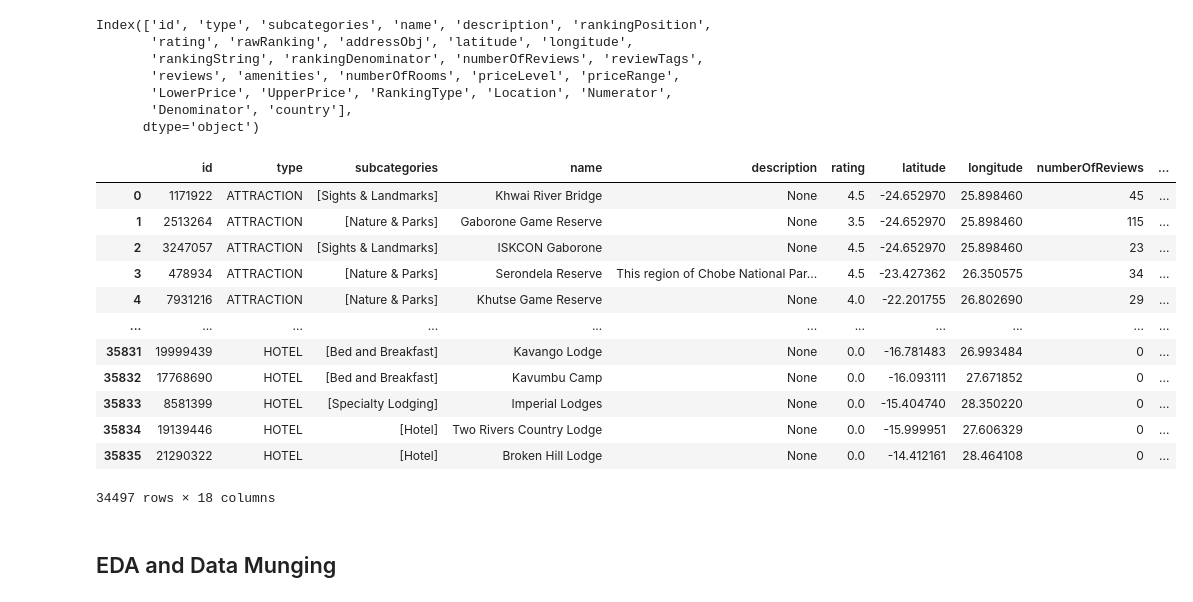
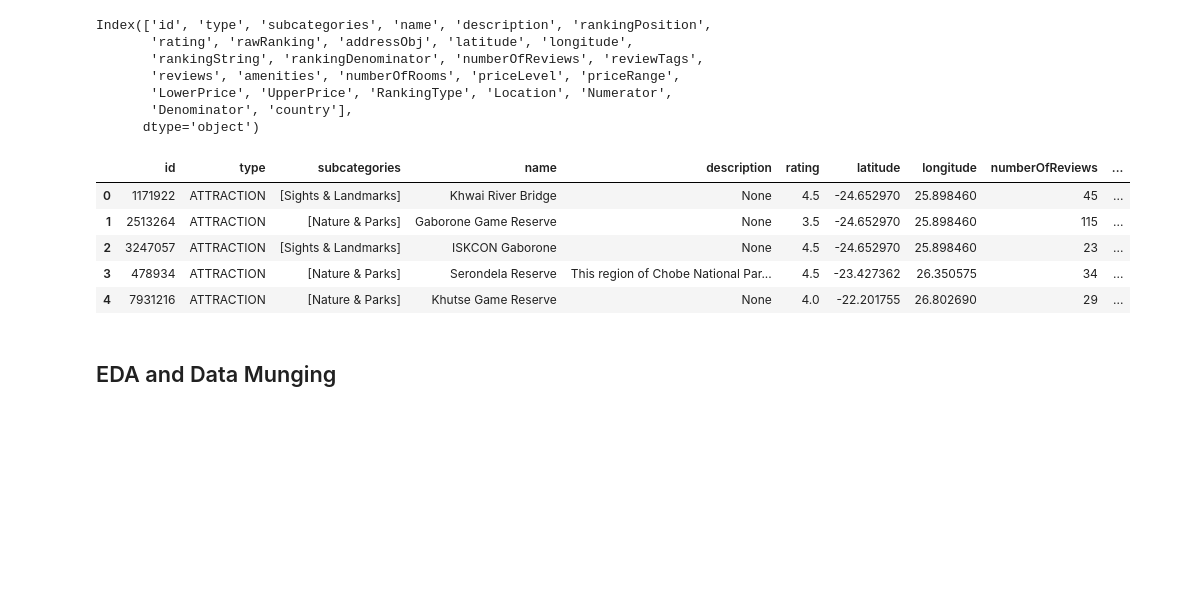
Before and after one commit to R3TR0Quan/travel-destination-recommendation-sys, a Jupyter notebook: misc_notebooks/kane.ipynb, the cells around one changed output. Drawn from its saved outputs; the diff is of its cells as text; code cells hidden in the pictures; blank space fills up the shorter version.

```diff
--- a/misc_notebooks/kane.ipynb
+++ b/misc_notebooks/kane.ipynb
@@ -525,21 +525,14 @@ Index(['id', 'type', 'subcategories', 'name', 'description', 'rankingPosition',
 columns_to_drop = ['rankingPosition', 'addressObj', 'rawRanking', 'rankingString', 'rankingDenominator', 'reviews', 'numberOfRooms', 'priceLevel', 'priceRange']
 df.drop(columns=columns_to_drop, inplace=True)
 # %%
-df
+df.head()
 # %% [output]
 |  | id | type | subcategories | name | description | rating | latitude | longitude | numberOfReviews | ... |
 | 0 | 1171922 | ATTRACTION | [Sights & Landmarks] | Khwai River Bridge | None | 4.5 | -24.652970 | 25.898460 | 45 | ... |
 | 1 | 2513264 | ATTRACTION | [Nature & Parks] | Gaborone Game Reserve | None | 3.5 | -24.652970 | 25.898460 | 115 | ... |
 | 2 | 3247057 | ATTRACTION | [Sights & Landmarks] | ISKCON Gaborone | None | 4.5 | -24.652970 | 25.898460 | 23 | ... |
 | 3 | 478934 | ATTRACTION | [Nature & Parks] | Serondela Reserve | This region of Chobe National Par... | 4.5 | -23.427362 | 26.350575 | 34 | ... |
 | 4 | 7931216 | ATTRACTION | [Nature & Parks] | Khutse Game Reserve | None | 4.0 | -22.201755 | 26.802690 | 29 | ... |
-| ... | ... | ... | ... | ... | ... | ... | ... | ... | ... | ... |
-| 35831 | 19999439 | HOTEL | [Bed and Breakfast] | Kavango Lodge | None | 0.0 | -16.781483 | 26.993484 | 0 | ... |
-| 35832 | 17768690 | HOTEL | [Bed and Breakfast] | Kavumbu Camp | None | 0.0 | -16.093111 | 27.671852 | 0 | ... |
-| 35833 | 8581399 | HOTEL | [Specialty Lodging] | Imperial Lodges | None | 0.0 | -15.404740 | 28.350220 | 0 | ... |
-| 35834 | 19139446 | HOTEL | [Hotel] | Two Rivers Country Lodge | None | 0.0 | -15.999951 | 27.606329 | 0 | ... |
-| 35835 | 21290322 | HOTEL | [Hotel] | Broken Hill Lodge | None | 0.0 | -14.412161 | 28.464108 | 0 | ... |
-34497 rows × 18 columns
 # %% [markdown]
 ## EDA and Data Munging
 # %% [markdown]
```
